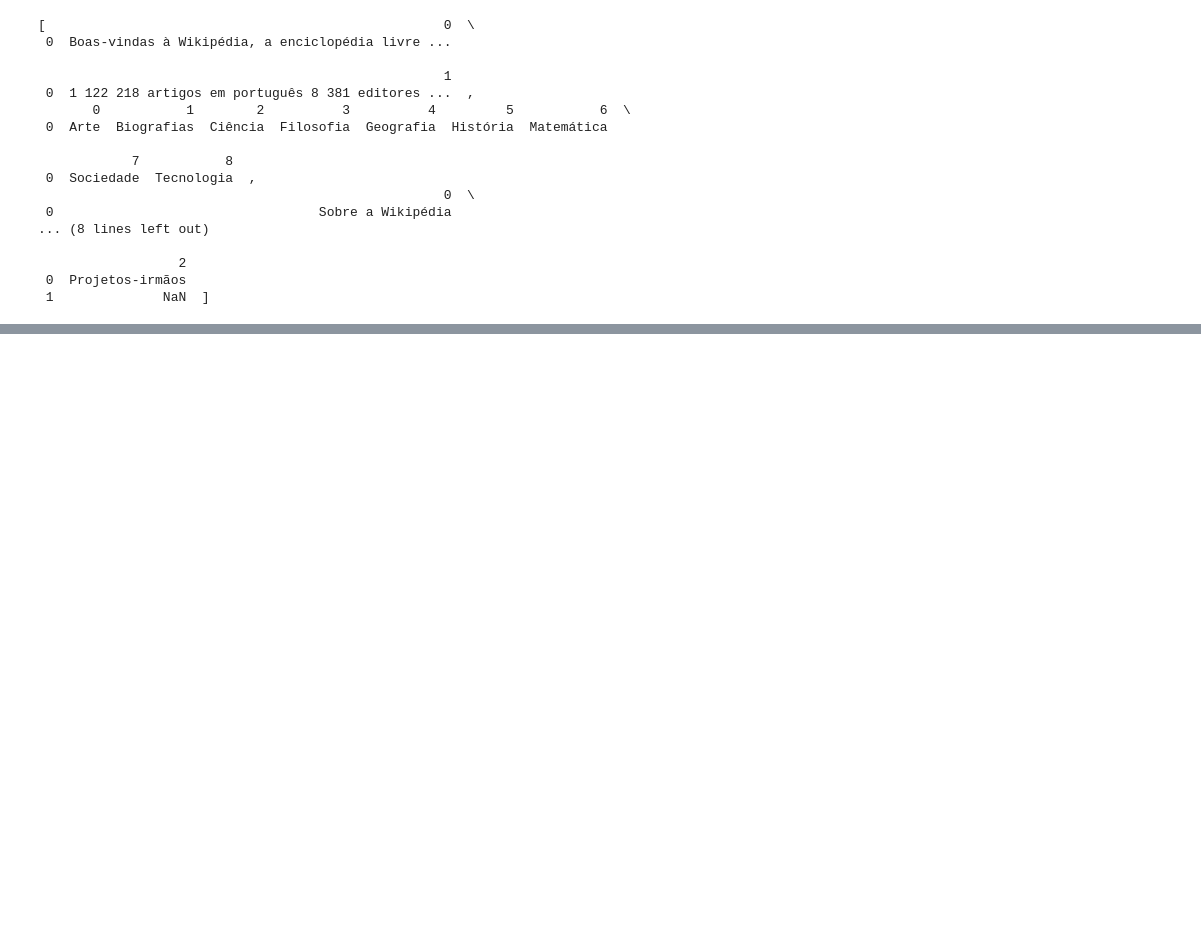
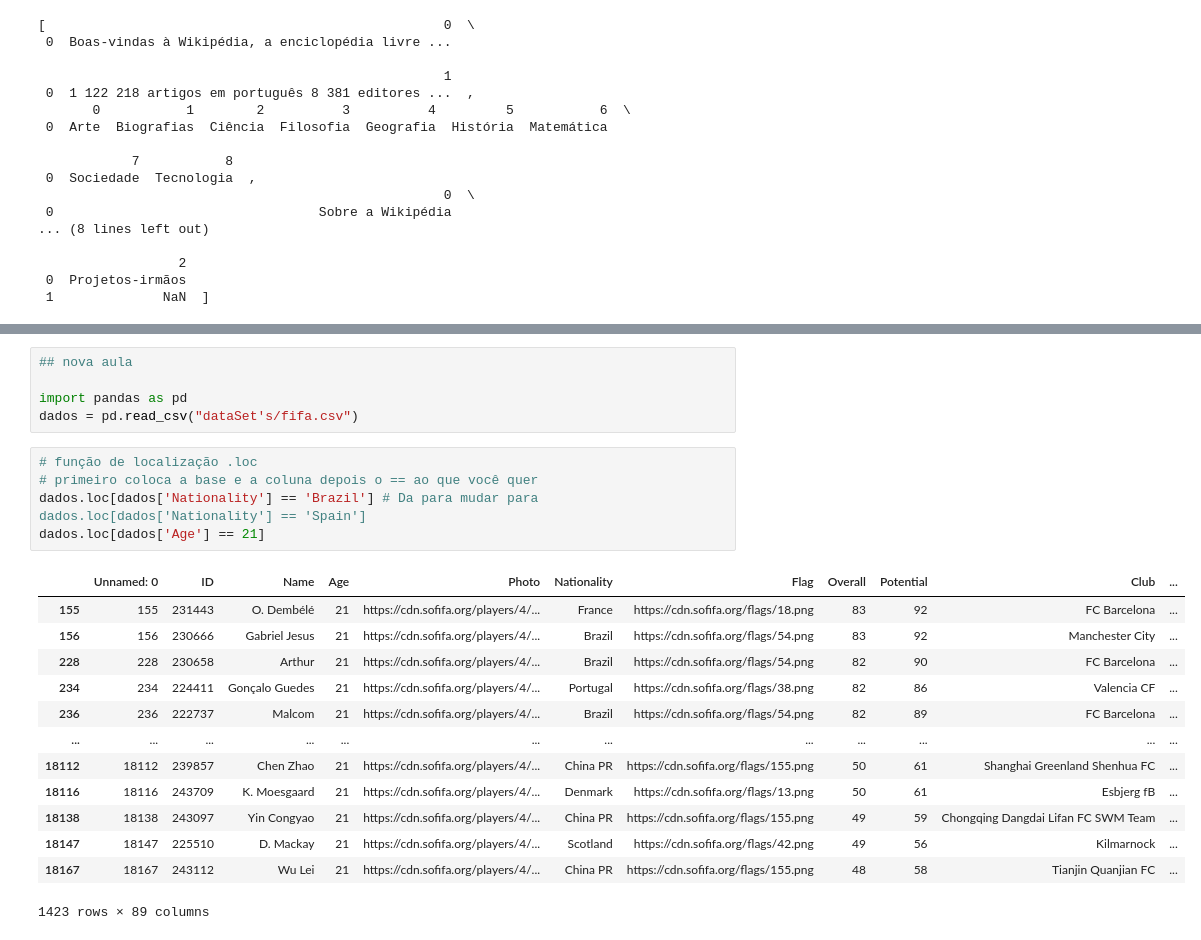
Before and after one commit to LimaAnthonyY/pythonlearn, a Jupyter notebook: 3 - dataScience/1- DataScience.ipynb, the cells around one changed output, grey strips where cells are left out. Cells and saved outputs as stored; diff of their text form; blank space fills up the shorter version.

Commit message:
Data science +

```diff
--- a/3 - dataScience/1- DataScience.ipynb
+++ b/3 - dataScience/1- DataScience.ipynb
@@ -65,0 +163,24 @@ dados_html
+# %%
+## nova aula
+
+import pandas as pd
+dados = pd.read_csv("dataSet's/fifa.csv")
+# %%
+# função de localização .loc
+# primeiro coloca a base e a coluna depois o == ao que você quer
+dados.loc[dados['Nationality'] == 'Brazil'] # Da para mudar para dados.loc[dados['Nationality'] == 'Spain']
+dados.loc[dados['Age'] == 21]
+# %% [output]
+|  | Unnamed: 0 | ID | Name | Age | Photo | Nationality | Flag | Overall | Potential | Club | ... |
+| 155 | 155 | 231443 | O. Dembélé | 21 | https://cdn.sofifa.org/players/4/... | France | https://cdn.sofifa.org/flags/18.png | 83 | 92 | FC Barcelona | ... |
+| 156 | 156 | 230666 | Gabriel Jesus | 21 | https://cdn.sofifa.org/players/4/... | Brazil | https://cdn.sofifa.org/flags/54.png | 83 | 92 | Manchester City | ... |
+| 228 | 228 | 230658 | Arthur | 21 | https://cdn.sofifa.org/players/4/... | Brazil | https://cdn.sofifa.org/flags/54.png | 82 | 90 | FC Barcelona | ... |
+| 234 | 234 | 224411 | Gonçalo Guedes | 21 | https://cdn.sofifa.org/players/4/... | Portugal | https://cdn.sofifa.org/flags/38.png | 82 | 86 | Valencia CF | ... |
+| 236 | 236 | 222737 | Malcom | 21 | https://cdn.sofifa.org/players/4/... | Brazil | https://cdn.sofifa.org/flags/54.png | 82 | 89 | FC Barcelona | ... |
+| ... | ... | ... | ... | ... | ... | ... | ... | ... | ... | ... | ... |
+| 18112 | 18112 | 239857 | Chen Zhao | 21 | https://cdn.sofifa.org/players/4/... | China PR | https://cdn.sofifa.org/flags/155.png | 50 | 61 | Shanghai Greenland Shenhua FC | ... |
+| 18116 | 18116 | 243709 | K. Moesgaard | 21 | https://cdn.sofifa.org/players/4/... | Denmark | https://cdn.sofifa.org/flags/13.png | 50 | 61 | Esbjerg fB | ... |
+| 18138 | 18138 | 243097 | Yin Congyao | 21 | https://cdn.sofifa.org/players/4/... | China PR | https://cdn.sofifa.org/flags/155.png | 49 | 59 | Chongqing Dangdai Lifan FC SWM Team | ... |
+| 18147 | 18147 | 225510 | D. Mackay | 21 | https://cdn.sofifa.org/players/4/... | Scotland | https://cdn.sofifa.org/flags/42.png | 49 | 56 | Kilmarnock | ... |
+| 18167 | 18167 | 243112 | Wu Lei | 21 | https://cdn.sofifa.org/players/4/... | China PR | https://cdn.sofifa.org/flags/155.png | 48 | 58 | Tianjin Quanjian FC | ... |
+1423 rows × 89 columns
```
Also changed, not shown: parts of 8 cells of this notebook.
